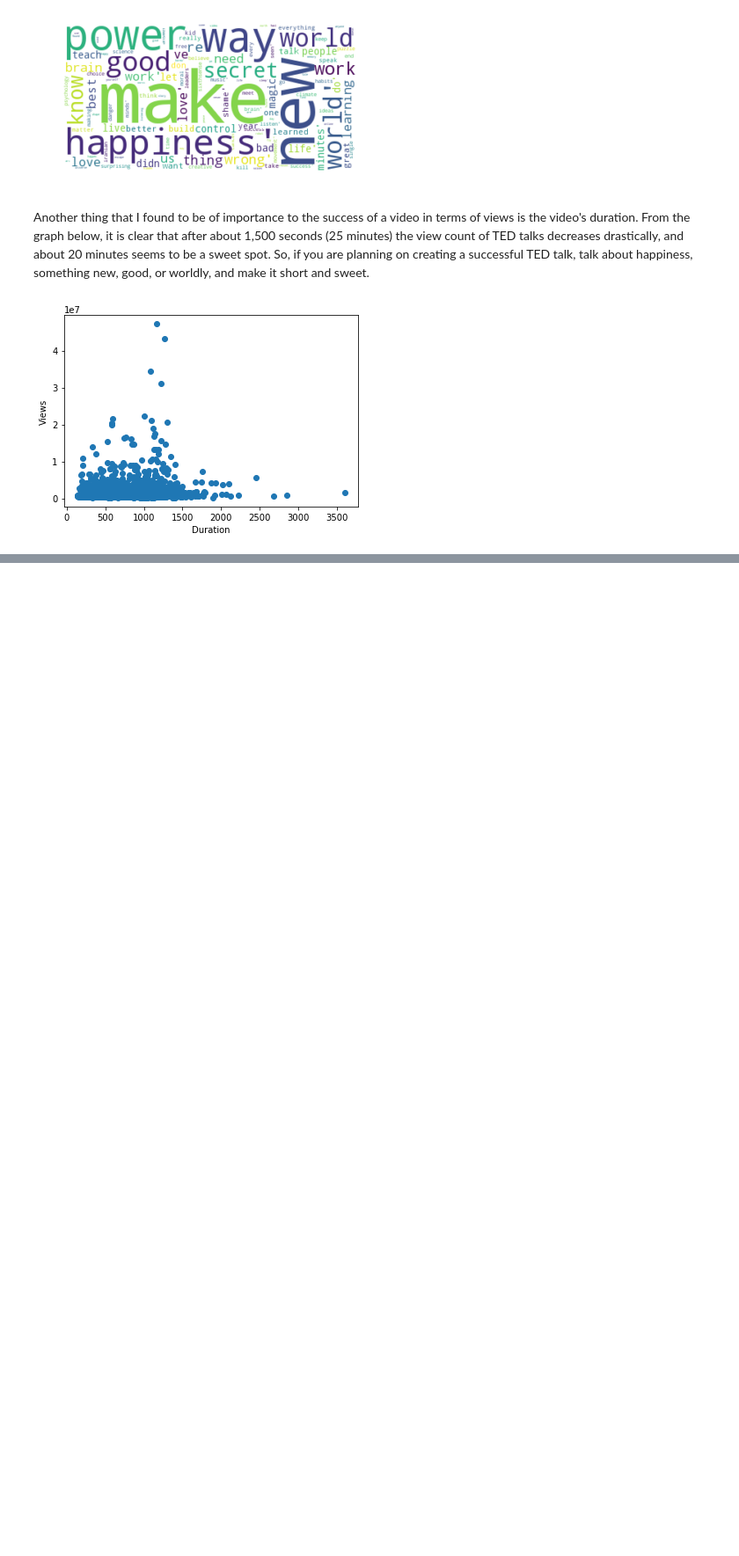
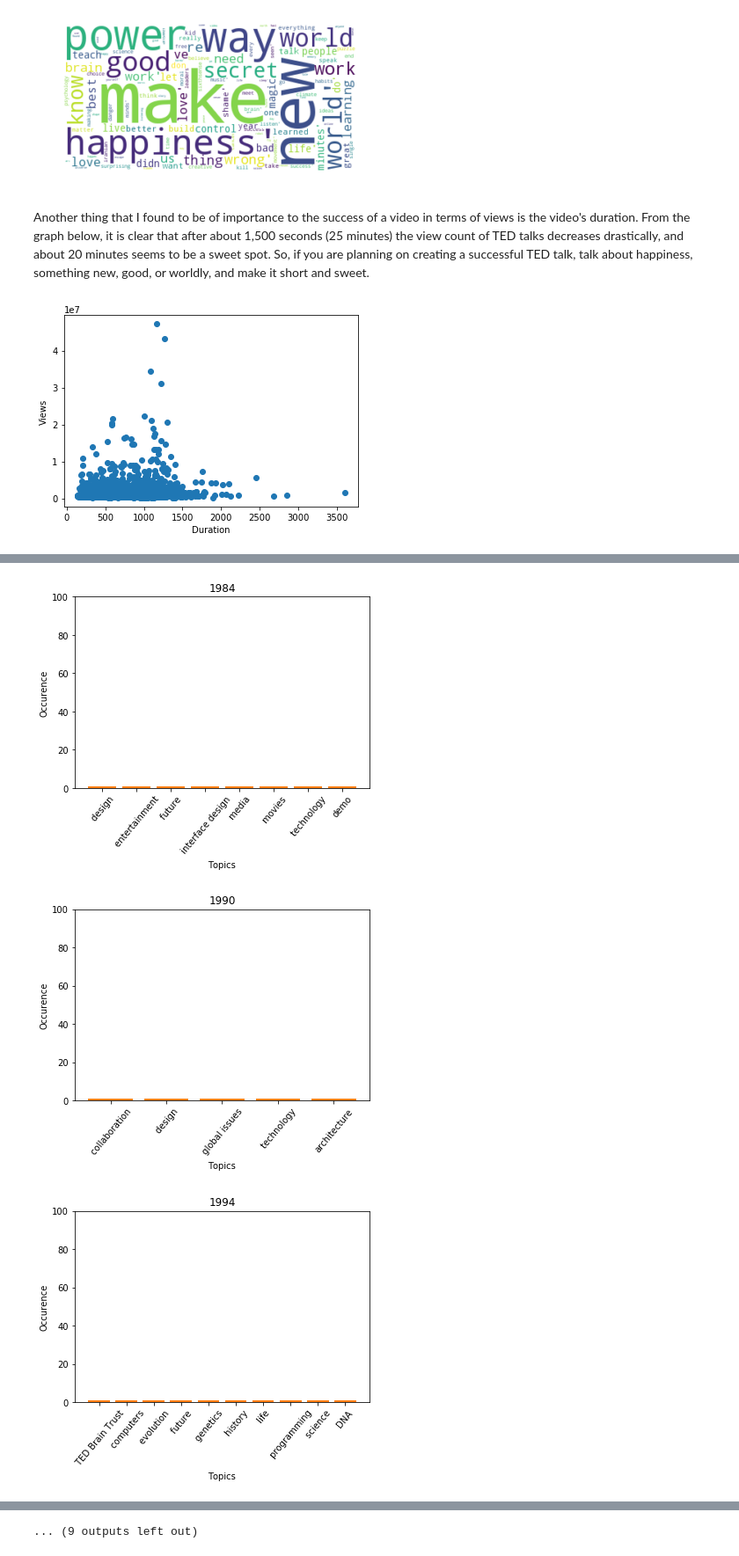
Before and after one commit to jmazanec15/BigDataFinal, a Jupyter notebook: DissectingTed.ipynb, the cells around one changed output, grey strips where cells are left out. Shown at 88% size. Cells and saved outputs as stored; diff of their text form; code cells hidden in the pictures; blank space fills up the shorter version.

```diff
--- a/DissectingTed.ipynb
+++ b/DissectingTed.ipynb
@@ -778,0 +968,24 @@ plt.show()
+# %%
+import matplotlib.pyplot as plt
+import numpy as np
+import pandas as pd
+
+od = collections.OrderedDict(sorted(tags_dict.items()))
+tagData = od
+
+for year, values in tagData.iteritems():
+    tags_counter = zip(*values)
+    X = list(tags_counter[0])
+    Y = list(tags_counter[1])
+    plt.bar(X,Y)
+    plt.xlabel('Topics')
+    plt.ylabel('Occurence')
+    plt.title(str(year))
+    plt.bar(*tags_counter)
+    plt.xticks(range(len(Y)),rotation=50)
+    plt.ylim(0, 100)
+    plt.show()
+# %% [output]
+[figure, added]
+[figure, added]
+[figure, added]
@@ -778,0 +1001 @@ plt.show()
+... (9 outputs left out)
```
Also changed, not shown: parts of 10 cells of this notebook.
